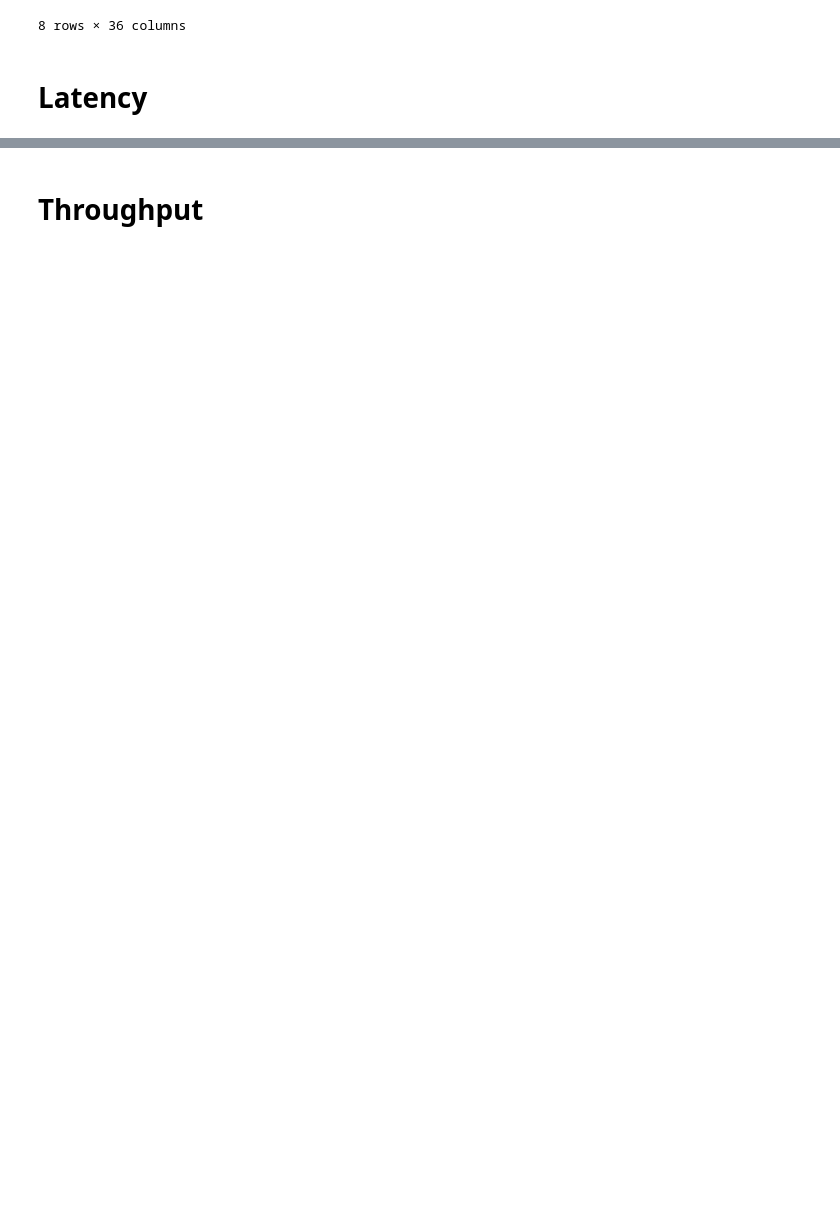
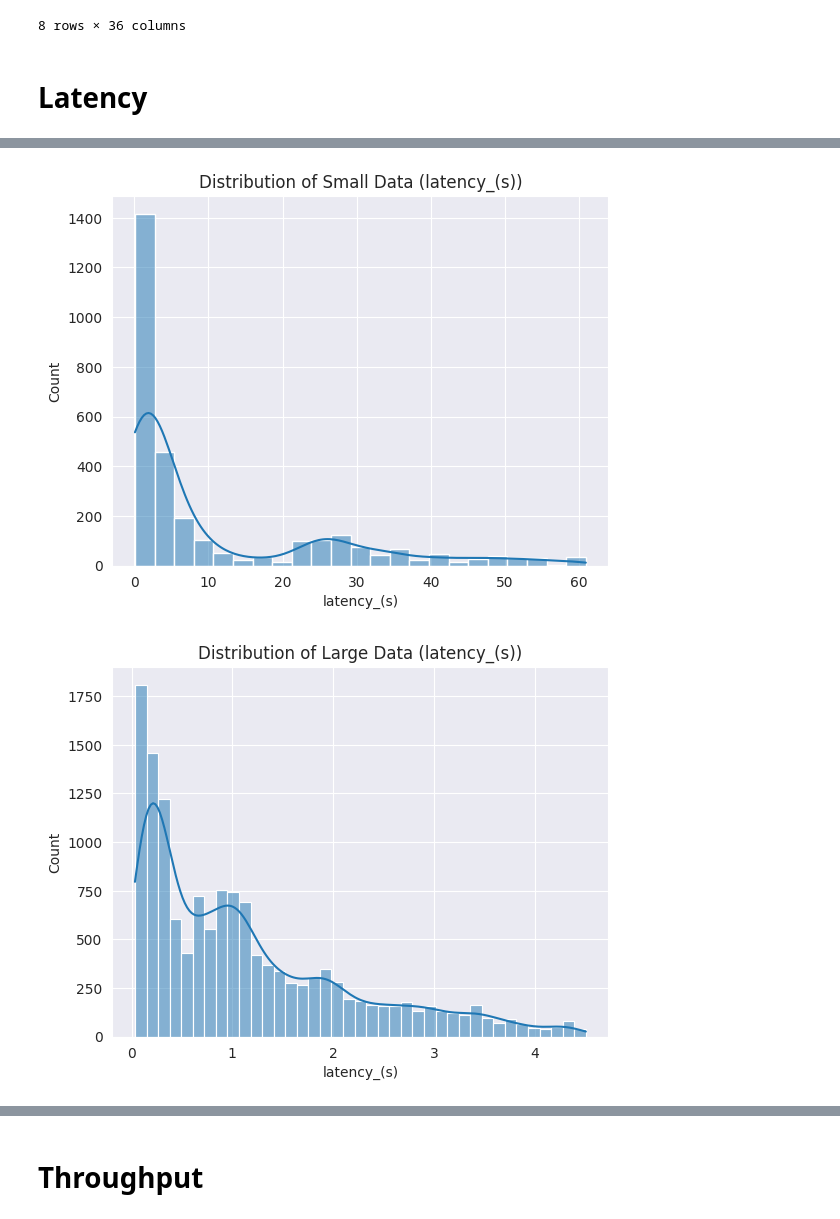
Before and after one commit to Santius0/microvecdb, a Jupyter notebook: python/benchmark/results.ipynb, the cells around one changed output, grey strips where cells are left out. Cells and saved outputs as stored; diff of their text form; code cells hidden in the pictures; blank space fills up the shorter version.

```diff
--- a/python/benchmark/results.ipynb
+++ b/python/benchmark/results.ipynb
@@ -85,0 +96,36 @@ plt.show()
+# %%
+# Generate example data (simulating real data for illustration)
+np.random.seed(42)
+
+# Analyze distribution of the smaller dataset
+sns.histplot(df['latency_(s)'], kde=True)
+plt.title('Distribution of Small Data (latency_(s))')
+plt.show()
+
+# Analyze distribution of the larger dataset
+sns.histplot(df_intel['latency_(s)'], kde=True)
+plt.title('Distribution of Large Data (latency_(s))')
+plt.show()
+
+# Fit MinMaxScaler on the small dataset
+scaler = MinMaxScaler(feature_range=(df['latency_(s)'].min(), df['latency_(s)'].max()))
+
+# Transform the large dataset using the scaler fitted on the small dataset
+df_intel['latency_(s)_adjusted'] = scaler.fit_transform(df_intel[['latency_(s)']])
+
+# Analyze the adjusted large dataset
+sns.histplot(df_intel['latency_(s)_adjusted'], kde=True)
+plt.title('Distribution of Adjusted Large Data (latency_(s))')
+plt.show()
+
+# Compare before and after adjustment
+sns.histplot(df_intel['latency_(s)'], kde=True, color='red', label='Original Large Data')
+sns.histplot(df_intel['latency_(s)_adjusted'], kde=True, color='blue', label='Adjusted Large Data')
+plt.title('Comparison of Original and Adjusted Large Data (latency_(s))')
+plt.legend()
+plt.show()
+
+df_intel['latency_(s)'] = df_intel['latency_(s)_adjusted']
+# %% [output]
+[figure, added]
+[figure, added]
```
Also changed, not shown: parts of 13 cells of this notebook, 3 other files.
